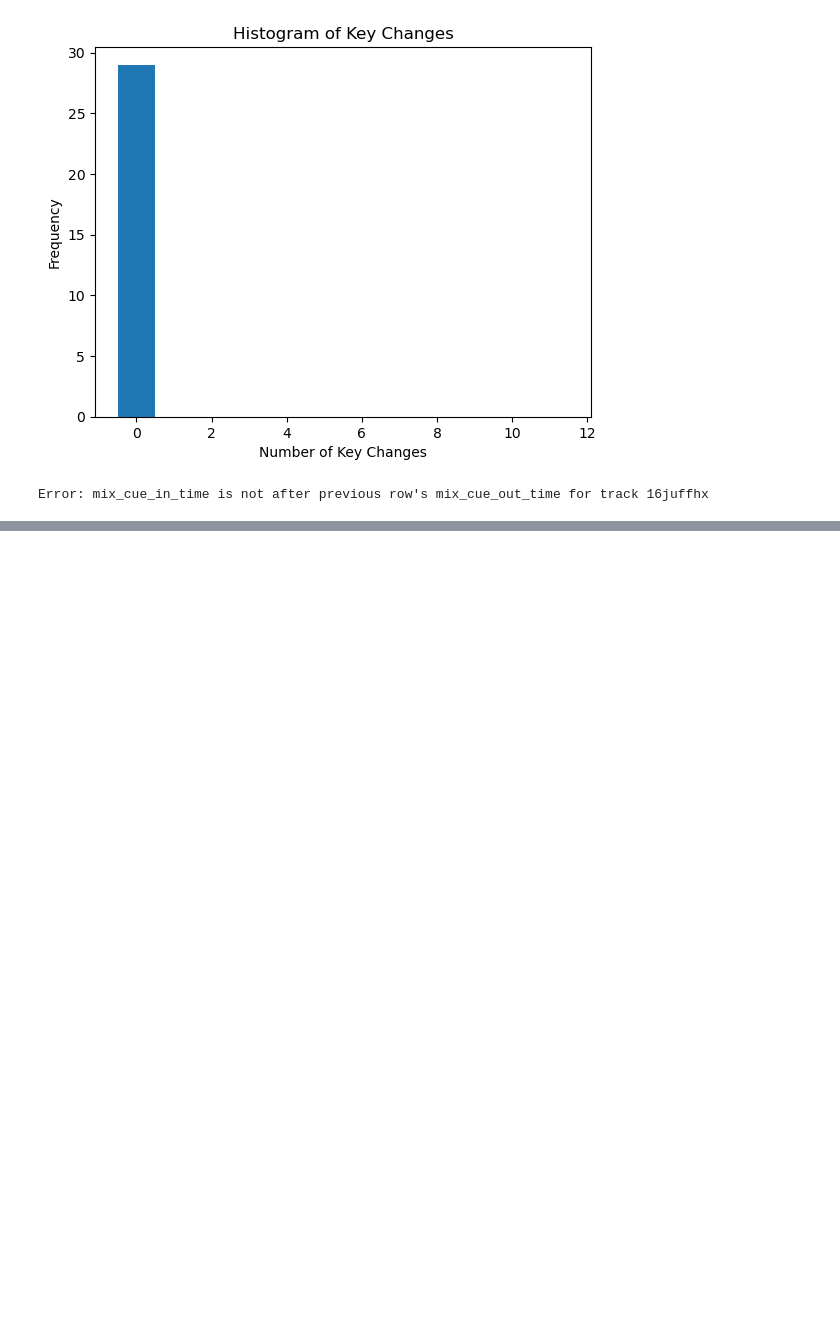
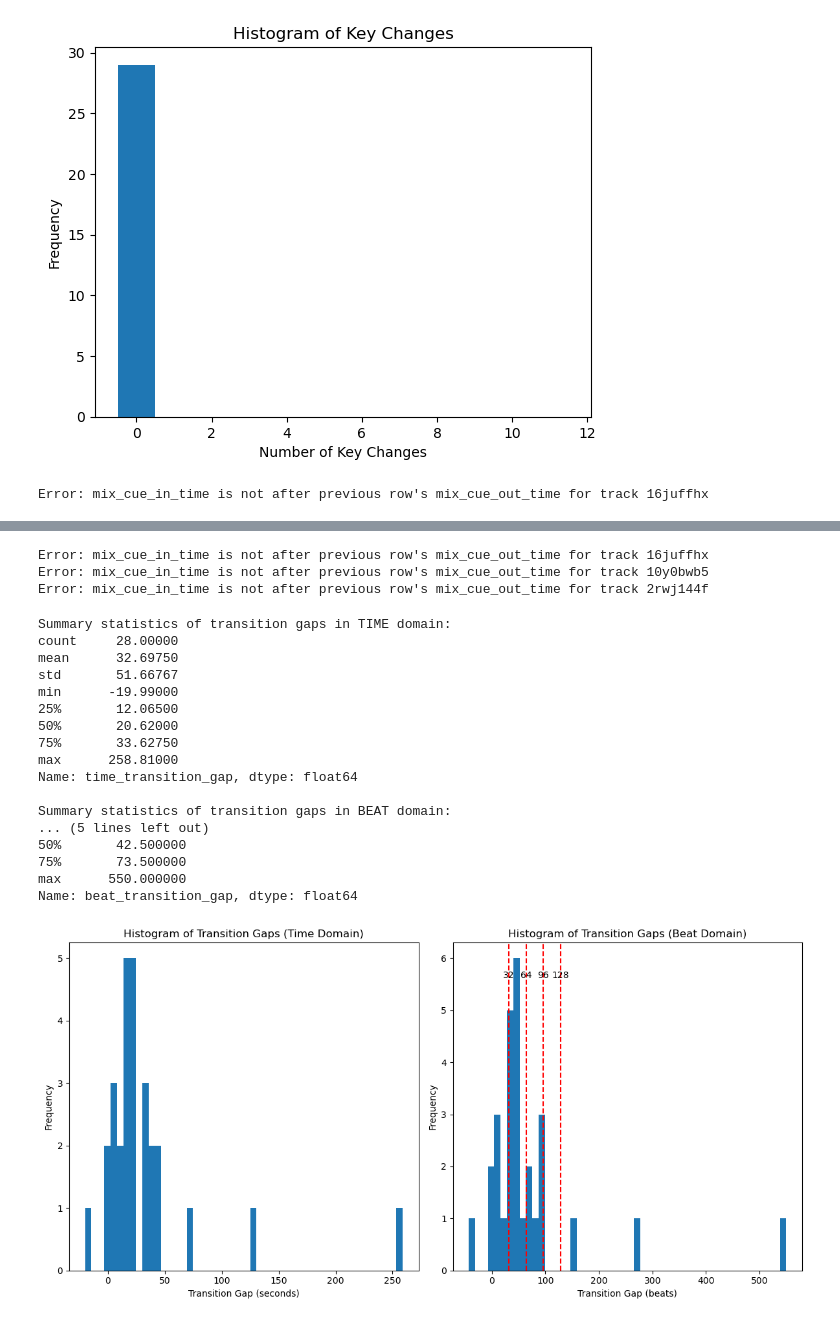
Before and after one commit to michaelhein39/dj-transition-predictor, a Jupyter notebook: notebooks/alignment_eda.ipynb, the cells around one changed output, grey strips where cells are left out. Cells and saved outputs as stored; diff of their text form; code cells hidden in the pictures; blank space fills up the shorter version.

```diff
--- a/notebooks/alignment_eda.ipynb
+++ b/notebooks/alignment_eda.ipynb
@@ -498,0 +529,27 @@ Error: mix_cue_in_time is not after previous row's mix_cue_out_time for track 16
+# %%
+check_cue_time_order(df_chroma_mfcc_sc)
+# %% [output]
+Error: mix_cue_in_time is not after previous row's mix_cue_out_time for track 16juffhx
+Error: mix_cue_in_time is not after previous row's mix_cue_out_time for track 10y0bwb5
+Error: mix_cue_in_time is not after previous row's mix_cue_out_time for track 2rwj144f
+# %%
+analyze_transition_gaps(df_chroma_mfcc_sc)
+# %% [output]
+Summary statistics of transition gaps in TIME domain:
+count     28.00000
+mean      32.69750
+std       51.66767
+min      -19.99000
+25%       12.06500
+50%       20.62000
+75%       33.62750
+max      258.81000
+Name: time_transition_gap, dtype: float64
+
+Summary statistics of transition gaps in BEAT domain:
+... (5 lines left out)
+50%       42.500000
+75%       73.500000
+max      550.000000
+Name: beat_transition_gap, dtype: float64
+[figure, added]
```
Also changed, not shown: parts of 23 cells of this notebook.
